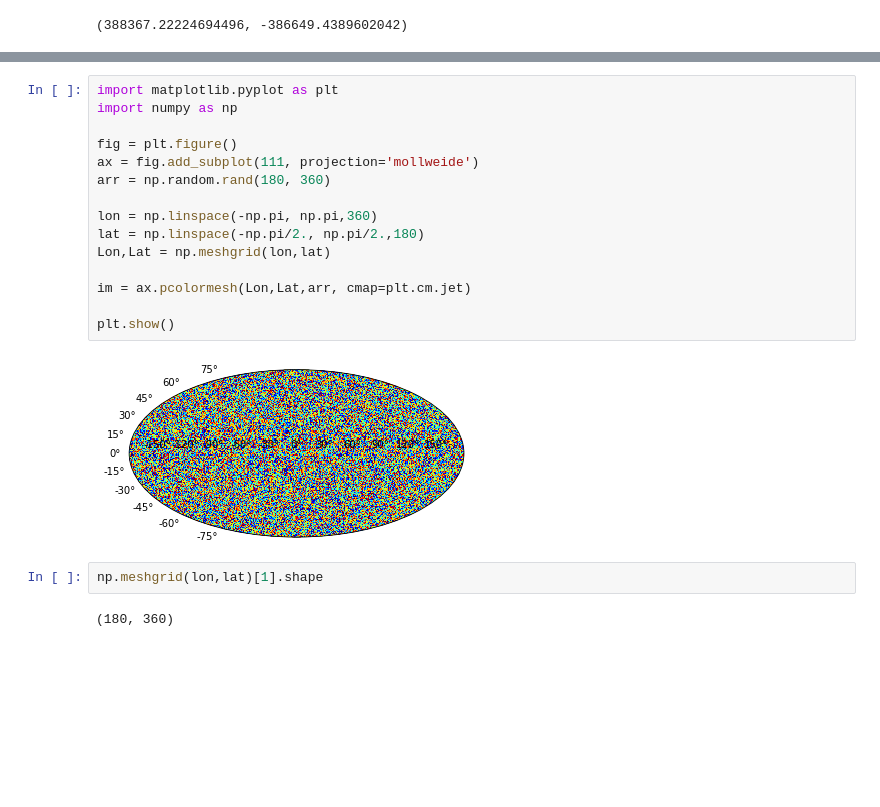
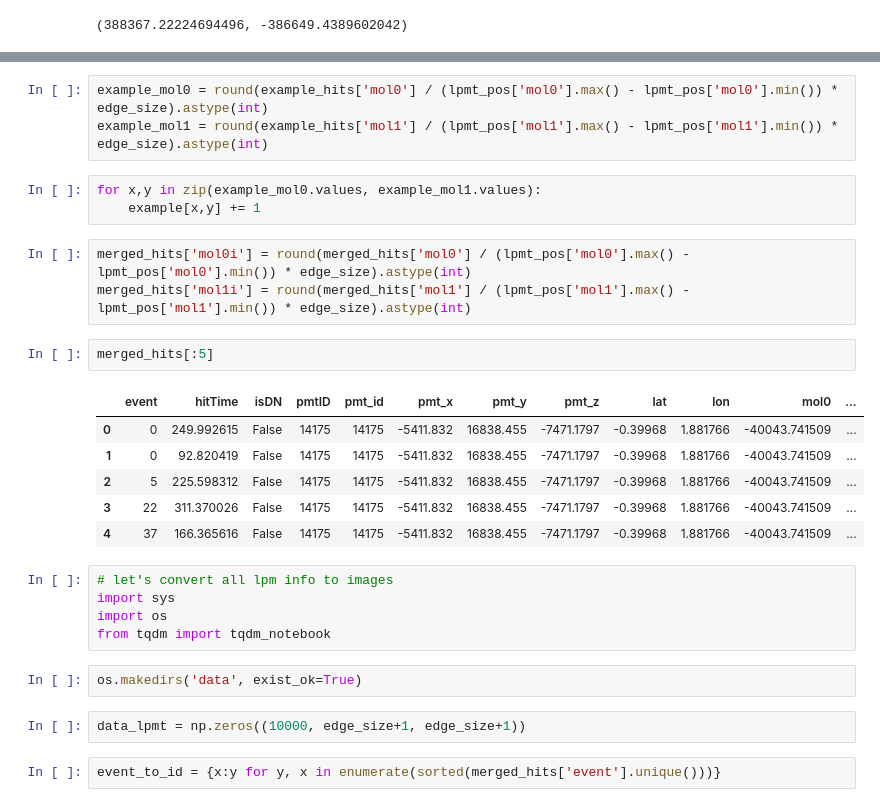
Before and after one commit to VProv/JUNO, a Jupyter notebook: notebooks/Regression_experiments.ipynb, the cells around one changed output, grey strips where cells are left out. Cells and saved outputs as stored; diff of their text form; blank space fills up the shorter version.

```diff
--- a/notebooks/Regression_experiments.ipynb
+++ b/notebooks/Regression_experiments.ipynb
@@ -157,21 +162,29 @@ plt.scatter(cox, coy)
-# %%
-import matplotlib.pyplot as plt
-import numpy as np
-
-fig = plt.figure()
-ax = fig.add_subplot(111, projection='mollweide')
-arr = np.random.rand(180, 360)
-
-lon = np.linspace(-np.pi, np.pi,360)
-lat = np.linspace(-np.pi/2., np.pi/2.,180)
-Lon,Lat = np.meshgrid(lon,lat)
-
-im = ax.pcolormesh(Lon,Lat,arr, cmap=plt.cm.jet)
-
-plt.show()
-# %% [output]
-[figure, removed]
-# %%
-np.meshgrid(lon,lat)[1].shape
-# %% [output]
-(180, 360)
+# %%
+example_mol0 = round(example_hits['mol0'] / (lpmt_pos['mol0'].max() - lpmt_pos['mol0'].min()) * edge_size).astype(int)
+example_mol1 = round(example_hits['mol1'] / (lpmt_pos['mol1'].max() - lpmt_pos['mol1'].min()) * edge_size).astype(int)
+# %%
+for x,y in zip(example_mol0.values, example_mol1.values):
+    example[x,y] += 1
+# %%
+merged_hits['mol0i'] = round(merged_hits['mol0'] / (lpmt_pos['mol0'].max() - lpmt_pos['mol0'].min()) * edge_size).astype(int)
+merged_hits['mol1i'] = round(merged_hits['mol1'] / (lpmt_pos['mol1'].max() - lpmt_pos['mol1'].min()) * edge_size).astype(int)
+# %%
+merged_hits[:5]
+# %% [output]
+|  | event | hitTime | isDN | pmtID | pmt_id | pmt_x | pmt_y | pmt_z | lat | lon | mol0 | ... |
+| 0 | 0 | 249.992615 | False | 14175 | 14175 | -5411.832 | 16838.455 | -7471.1797 | -0.39968 | 1.881766 | -40043.741509 | ... |
+| 1 | 0 | 92.820419 | False | 14175 | 14175 | -5411.832 | 16838.455 | -7471.1797 | -0.39968 | 1.881766 | -40043.741509 | ... |
+| 2 | 5 | 225.598312 | False | 14175 | 14175 | -5411.832 | 16838.455 | -7471.1797 | -0.39968 | 1.881766 | -40043.741509 | ... |
+| 3 | 22 | 311.370026 | False | 14175 | 14175 | -5411.832 | 16838.455 | -7471.1797 | -0.39968 | 1.881766 | -40043.741509 | ... |
+| 4 | 37 | 166.365616 | False | 14175 | 14175 | -5411.832 | 16838.455 | -7471.1797 | -0.39968 | 1.881766 | -40043.741509 | ... |
+# %%
+# let's convert all lpm info to images
+import sys
+import os
+from tqdm import tqdm_notebook
+# %%
+os.makedirs('data', exist_ok=True)
+# %%
+data_lpmt = np.zeros((10000, edge_size+1, edge_size+1))
+# %%
+event_to_id = {x:y for y, x in enumerate(sorted(merged_hits['event'].unique()))}
```
Also changed, not shown: parts of 27 cells of this notebook.
